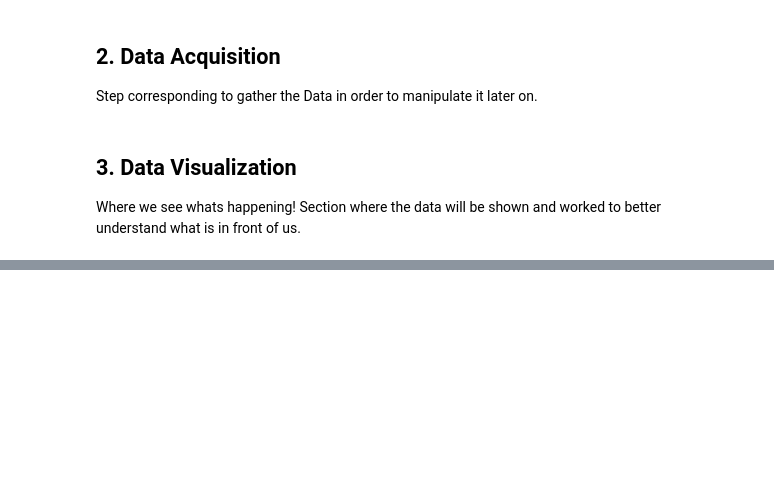
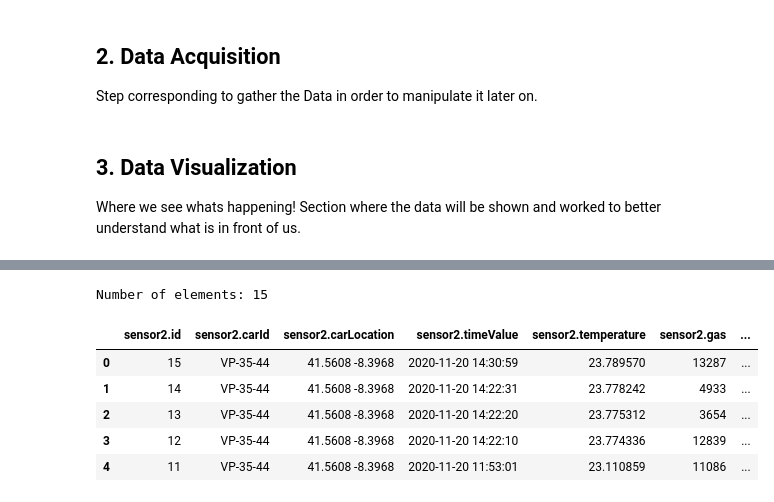
Before and after one commit to tiago-fontes/PEI, a Jupyter notebook: AlertAI/DataVisualization.ipynb, the cells around one changed output, grey strips where cells are left out. Saved outputs shown, nothing was run; the diff lists cells and outputs as text; code cells hidden in the pictures; blank space fills up the shorter version.

```diff
--- a/AlertAI/DataVisualization.ipynb
+++ b/AlertAI/DataVisualization.ipynb
@@ -21,0 +43,11 @@ Section where the data will be shown and worked to better understand what is in
+# %%
+print('Number of elements:', dataSensor2.shape[0])
+dataSensor2.head()
+# %% [output]
+Number of elements: 15
+|  | sensor2.id | sensor2.carId | sensor2.carLocation | sensor2.timeValue | sensor2.temperature | sensor2.gas | ... |
+| 0 | 15 | VP-35-44 | 41.5608 -8.3968 | 2020-11-20 14:30:59 | 23.789570 | 13287 | ... |
+| 1 | 14 | VP-35-44 | 41.5608 -8.3968 | 2020-11-20 14:22:31 | 23.778242 | 4933 | ... |
+| 2 | 13 | VP-35-44 | 41.5608 -8.3968 | 2020-11-20 14:22:20 | 23.775312 | 3654 | ... |
+| 3 | 12 | VP-35-44 | 41.5608 -8.3968 | 2020-11-20 14:22:10 | 23.774336 | 12839 | ... |
+| 4 | 11 | VP-35-44 | 41.5608 -8.3968 | 2020-11-20 11:53:01 | 23.110859 | 11086 | ... |
```
Also changed, not shown: parts of 8 cells of this notebook.
